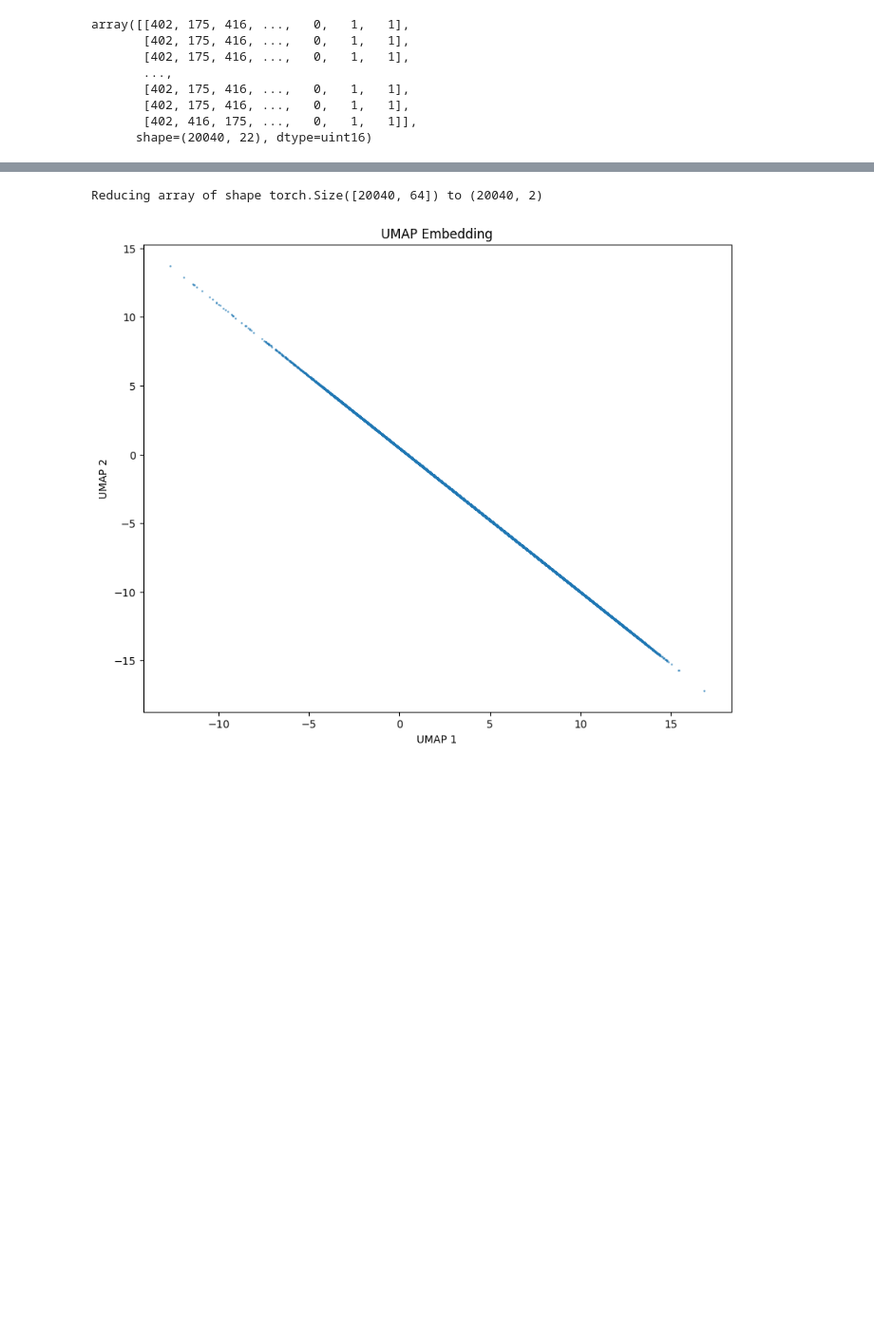
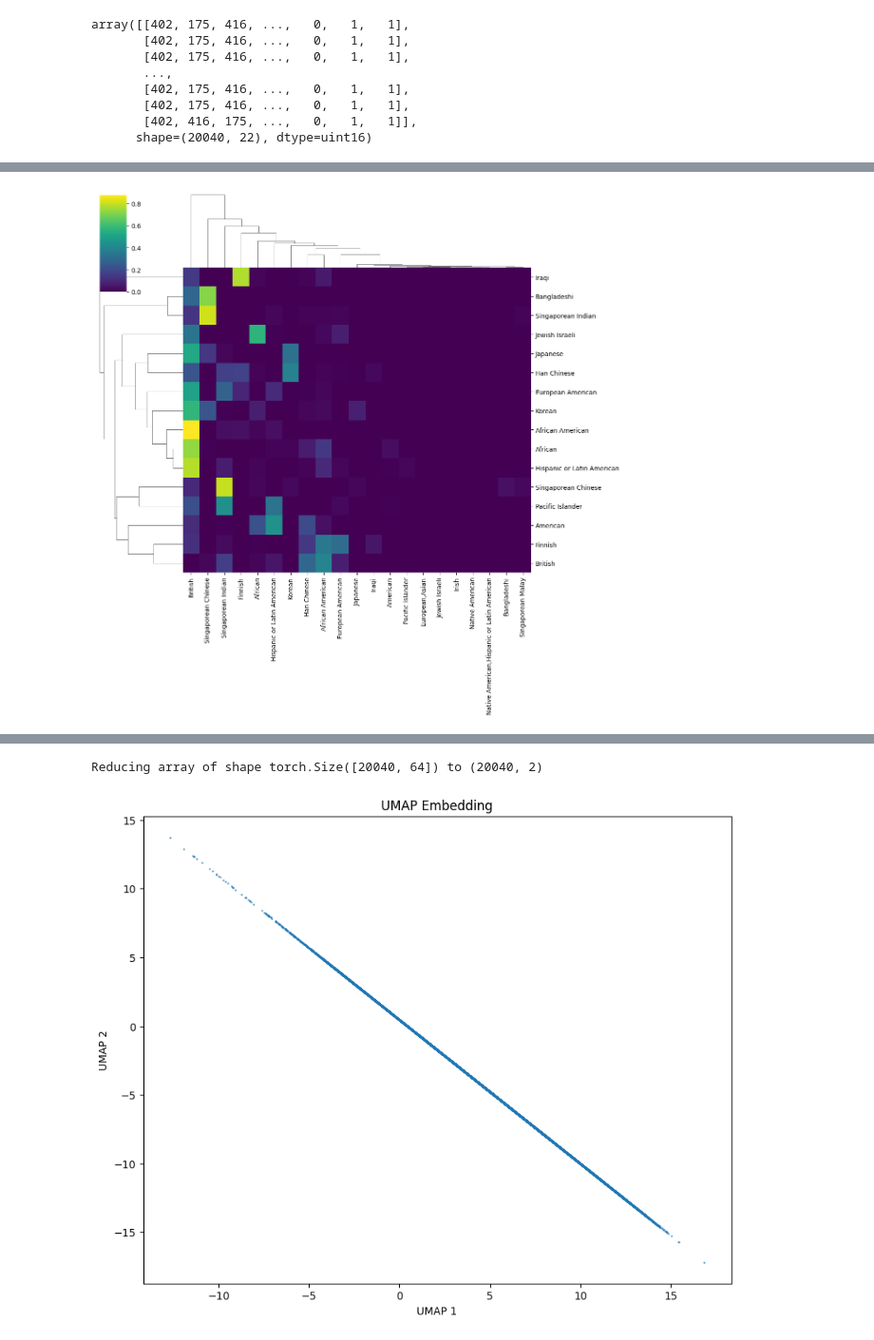
Before and after one commit to cantinilab/scPRINT, a Jupyter notebook: notebooks/scPRINT-2-repro-notebooks/large_dataset_analysis.ipynb, the cells around one changed output, grey strips where cells are left out. Shown at 95% size. Saved outputs shown, nothing was run; the diff lists cells and outputs as text; code cells hidden in the pictures; blank space fills up the shorter version.

```diff
--- a/notebooks/scPRINT-2-repro-notebooks/large_dataset_analysis.ipynb
+++ b/notebooks/scPRINT-2-repro-notebooks/large_dataset_analysis.ipynb
@@ -171,0 +277,5 @@ accessed like so: cell_labels = cl[:, 0:3]; cell_labels_score = score[:, 0:3]
+# %%
+# Create a contingency table (matrix) where rows are unique values from col -8
+# and columns are unique values from col -7, with values being the counts.
+matrix_counts = pd.crosstab(cl[:, -8], cl[:, -7])
+matrix_counts
@@ -171,0 +301,21 @@ accessed like so: cell_labels = cl[:, 0:3]; cell_labels_score = score[:, 0:3]
+# %%
+matrix_counts = (matrix_counts.T / (1 + matrix_counts.sum(axis=1)).values).T
+# %%
+res = translate(
+    set(decoders["self_reported_ethnicity_ontology_term_id"].values()), "self_reported_ethnicity_ontology_term_id"
+)
+# %%
+matrix_counts.index = [
+    res[decoders["self_reported_ethnicity_ontology_term_id"][str(i)]]
+    for i in matrix_counts.index
+]
+matrix_counts.columns = [
+    res[decoders["self_reported_ethnicity_ontology_term_id"][str(i)]]
+    for i in matrix_counts.columns
+]
+# %%
+# Plot using clustermap
+sns.clustermap(matrix_counts, cmap="viridis", figsize=(12, 12))
+plt.show()
+# %% [output]
+[figure, added]
```
Also changed, not shown: parts of 31 cells of this notebook, 16 other files.
